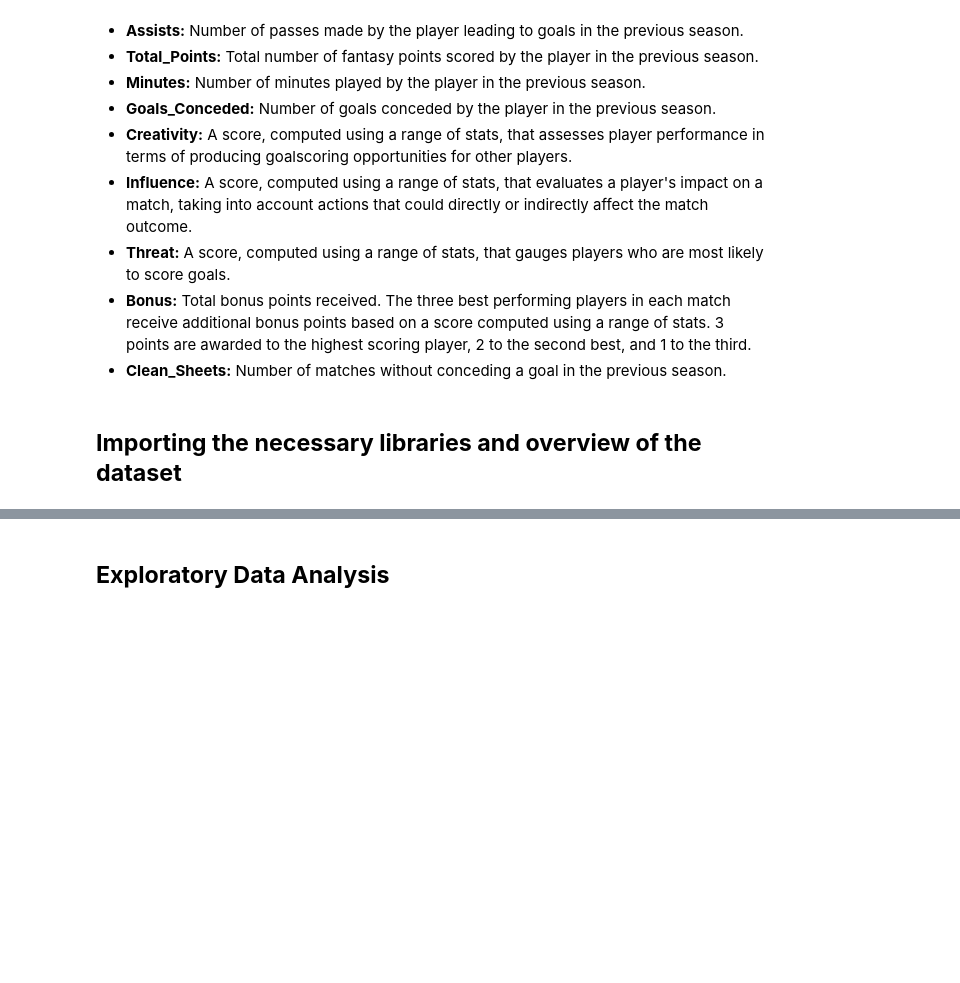
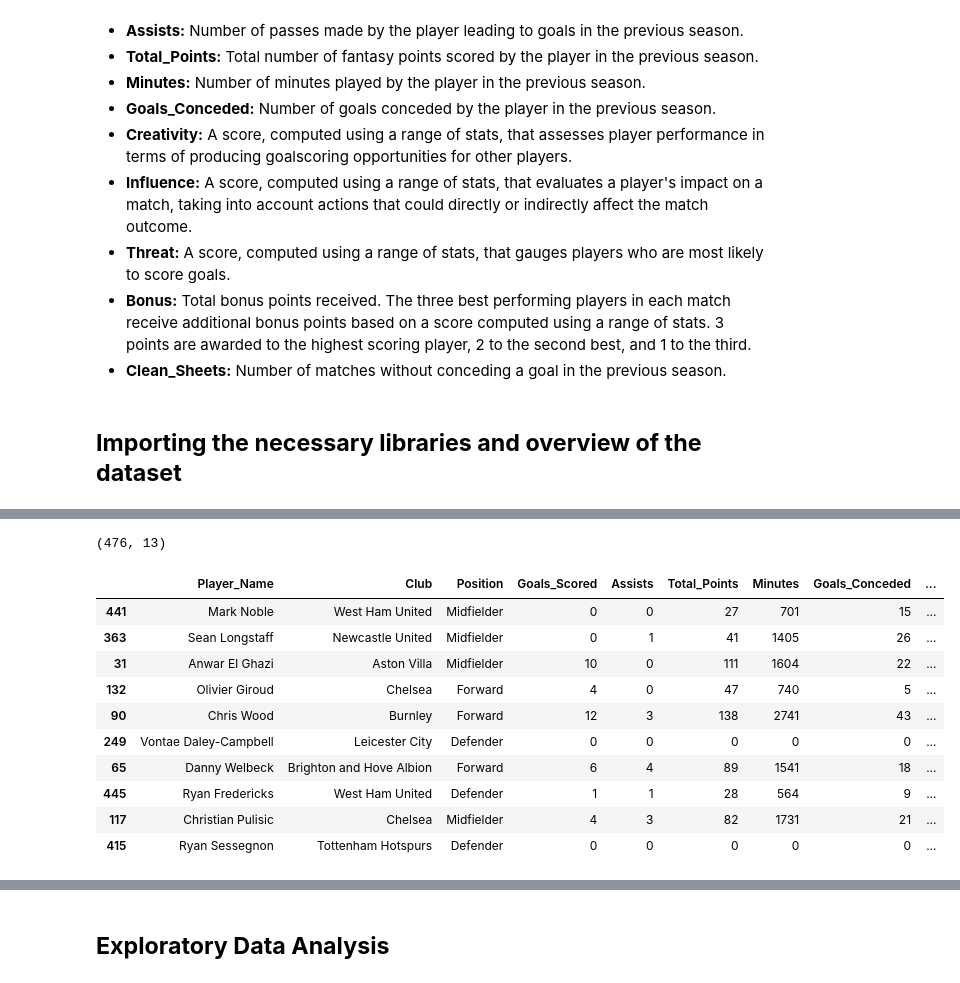
Before and after one commit to vivimtz888/dataanalysis-visualization, a Jupyter notebook: Learner_Notebook_Unsupervised_Learning_Practice_Project.ipynb, the cells around one changed output, grey strips where cells are left out. Saved outputs shown, nothing was run; the diff lists cells and outputs as text; code cells hidden in the pictures; blank space fills up the shorter version.

```diff
--- a/Learner_Notebook_Unsupervised_Learning_Practice_Project.ipynb
+++ b/Learner_Notebook_Unsupervised_Learning_Practice_Project.ipynb
@@ -83,8 +100,23 @@ warnings.filterwarnings("ignore")
 # %%
 # Check the shape of the data
+df.shape
+# %% [output]
+(476, 13)
 # %%
 # Let's view a sample of the data
-data.sample(n = 10, random_state = 1)
+df.sample(n = 10, random_state = 1)
+# %% [output]
+|  | Player_Name | Club | Position | Goals_Scored | Assists | Total_Points | Minutes | Goals_Conceded | ... |
+| 441 | Mark Noble | West Ham United | Midfielder | 0 | 0 | 27 | 701 | 15 | ... |
+| 363 | Sean Longstaff | Newcastle United | Midfielder | 0 | 1 | 41 | 1405 | 26 | ... |
+| 31 | Anwar El Ghazi | Aston Villa | Midfielder | 10 | 0 | 111 | 1604 | 22 | ... |
+| 132 | Olivier Giroud | Chelsea | Forward | 4 | 0 | 47 | 740 | 5 | ... |
+| 90 | Chris Wood | Burnley | Forward | 12 | 3 | 138 | 2741 | 43 | ... |
+| 249 | Vontae Daley-Campbell | Leicester City | Defender | 0 | 0 | 0 | 0 | 0 | ... |
+| 65 | Danny Welbeck | Brighton and Hove Albion | Forward | 6 | 4 | 89 | 1541 | 18 | ... |
+| 445 | Ryan Fredericks | West Ham United | Defender | 1 | 1 | 28 | 564 | 9 | ... |
+| 117 | Christian Pulisic | Chelsea | Midfielder | 4 | 3 | 82 | 1731 | 21 | ... |
+| 415 | Ryan Sessegnon | Tottenham Hotspurs | Defender | 0 | 0 | 0 | 0 | 0 | ... |
 # %%
 # Checking the column names and datatypes
 df.info()
```
Also changed, not shown: parts of 17 cells of this notebook.
